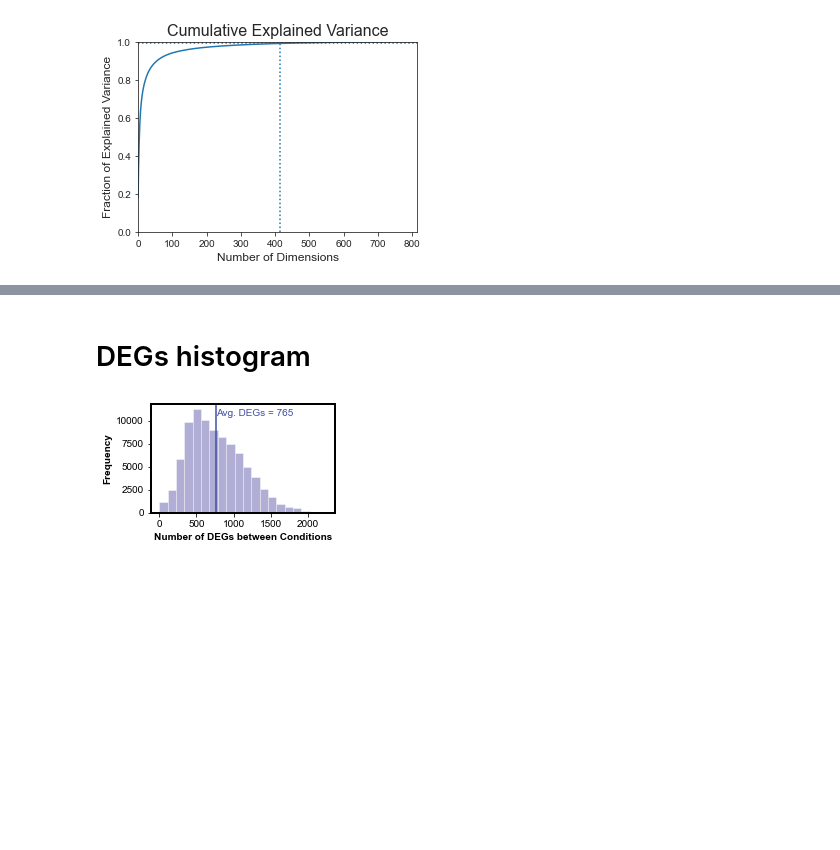
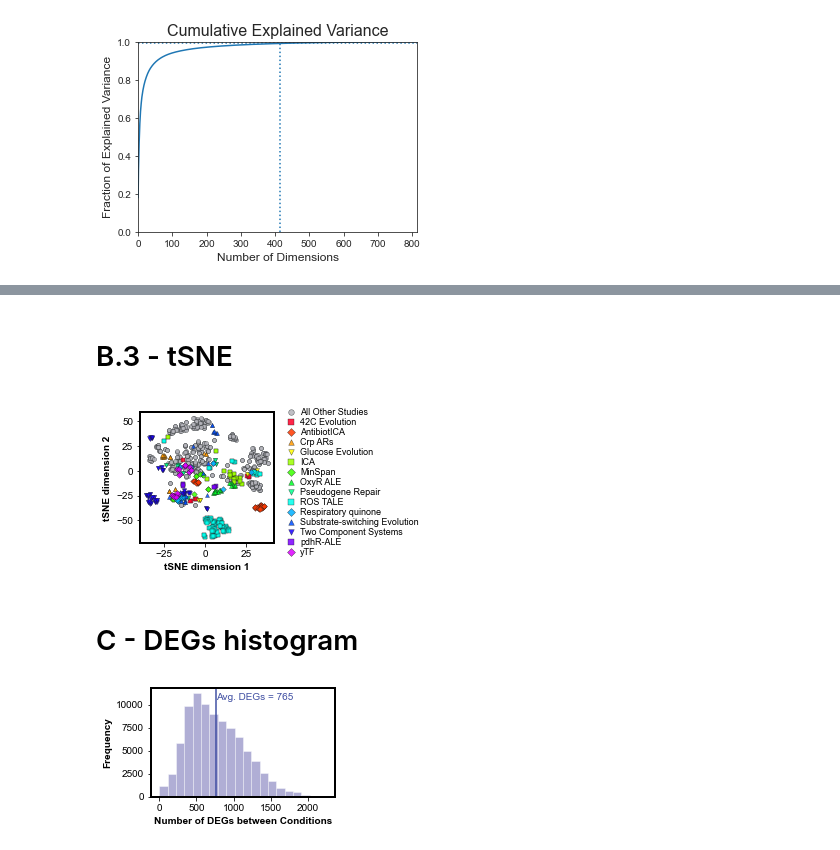
Before and after one commit to SBRG/precise2, a Jupyter notebook: notebooks/figure2_genes.ipynb, the cells around one changed output, grey strips where cells are left out. Saved outputs shown, nothing was run; the diff lists cells and outputs as text; code cells hidden in the pictures; blank space fills up the shorter version.

```diff
--- a/notebooks/figure2_genes.ipynb
+++ b/notebooks/figure2_genes.ipynb
@@ -256,5 +315,42 @@ plt.savefig('./fig2/PCA_20210111.pdf', dpi = 600, bbox_inches = 'tight')
+# %% [markdown]
+# B.3 - tSNE
+# %%
+# Import tSNE
+from sklearn.manifold import TSNE
+
+# Initialize
+tsne = TSNE(n_components=2, random_state=0)
+
+# Project to 2D
+X_2d = pd.DataFrame(tsne.fit_transform(DF_log_tpm.T), index = DF_log_tpm.T.index)
+
+
+#Plot
+fig,ax = plt.subplots(figsize=(2.4,2.4))
+
+ax.spines['top'].set_color('0'); ax.spines['bottom'].set_color('0')
+ax.spines['left'].set_color('0'); ax.spines['right'].set_color('0')
+
+ax.spines['top'].set_linewidth(2); ax.spines['bottom'].set_linewidth(2)
+ax.spines['left'].set_linewidth(2); ax.spines['right'].set_linewidth(2)
+
+
+for i,(name,group) in enumerate(PRECISE_2.groupby('show_study', sort=False)):
+    idx = DF_log_tpm.loc[:,group.index.tolist()].columns.tolist()
+    ax.scatter(X_2d.loc[idx,0],
+               X_2d.loc[idx,1],
+               label=name,alpha=0.85,
+               color=colors[i],marker=marker_list[i], s=16, linewidths =.4, edgecolors='#1C2021')
+
+ax.set_xlabel('tSNE dimension 1',fontsize=10, fontweight ='bold')
+ax.set_ylabel('tSNE dimension 2',fontsize=10, fontweight ='bold')
+plt.legend(bbox_to_anchor=(1,1.1),fontsize=9,ncol=1, markerscale=1.4, columnspacing=0.1, handletextpad=.01,
+          frameon=False, labelspacing=0.11)
+plt.savefig('./fig2/tSNE.pdf', dpi = 600, bbox_inches = 'tight')
+# %% [output]
+[figure, added]
 # %% [markdown]
-# DEGs histogram
+# C - DEGs histogram
 # %%
 import itertools
 import random
```
Also changed, not shown: parts of 11 cells of this notebook, 2 other files.
